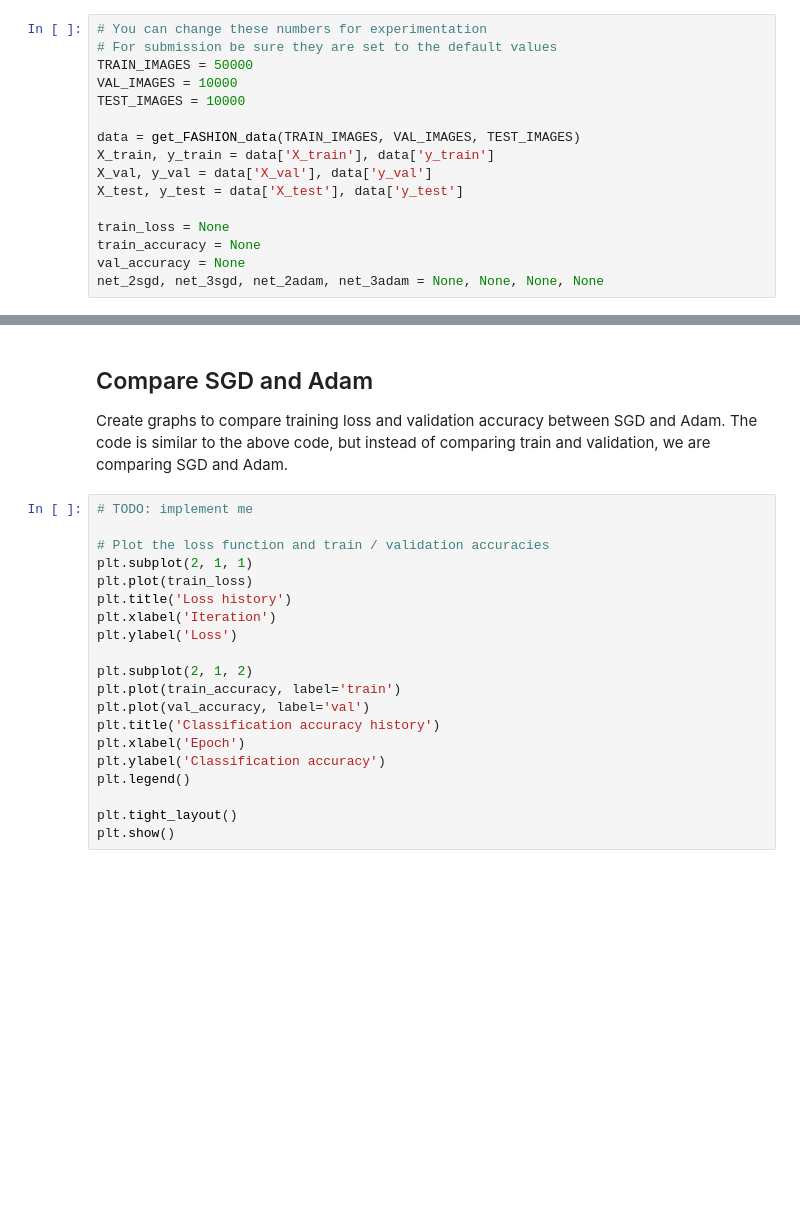
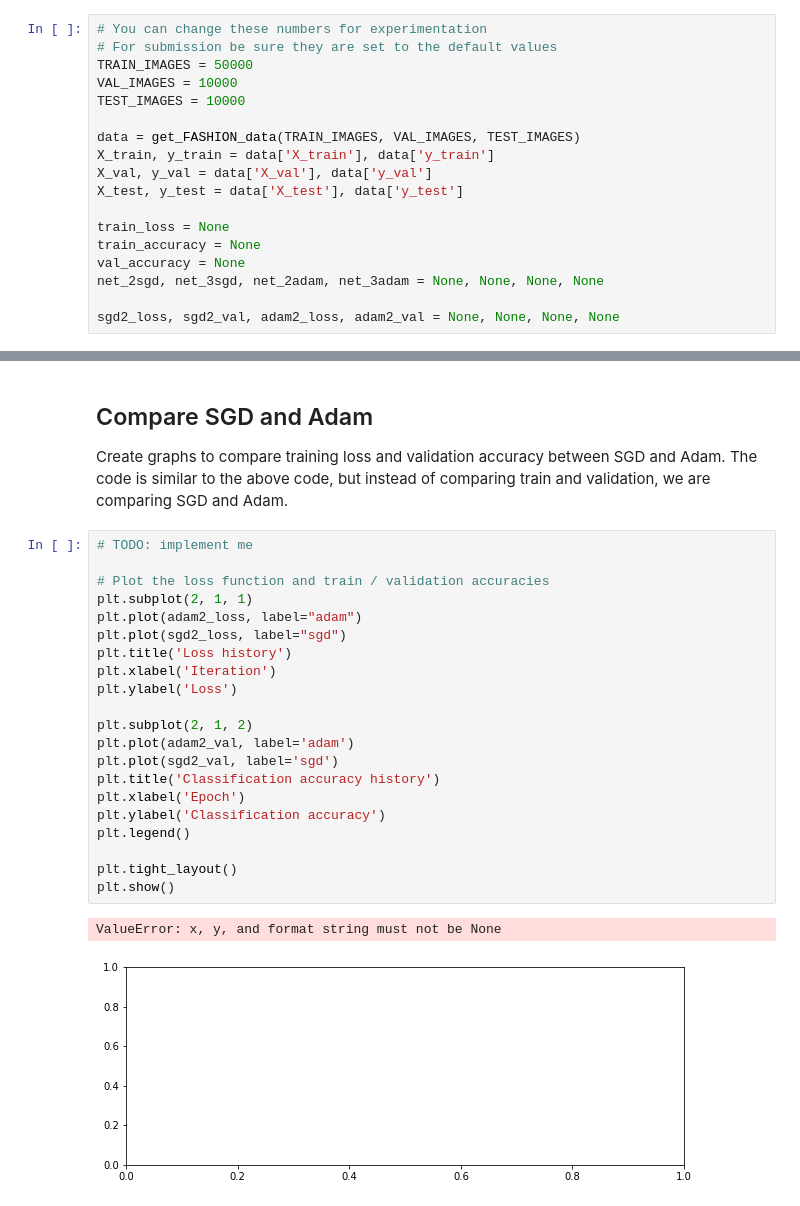
Before and after one commit to kie4280/cs444-assignments, a Jupyter notebook: assignment2/neural_network.ipynb, the cells around one changed output, grey strips where cells are left out. Cells and saved outputs as stored; diff of their text form; blank space fills up the shorter version.

```diff
--- a/assignment2/neural_network.ipynb
+++ b/assignment2/neural_network.ipynb
@@ -35,6 +38,8 @@ train_loss = None
 train_accuracy = None
 val_accuracy = None
 net_2sgd, net_3sgd, net_2adam, net_3adam = None, None, None, None
+
+sgd2_loss, sgd2_val, adam2_loss, adam2_val = None, None, None, None
 # %% [markdown]
 ## Train using SGD
 To train our network we will use SGD. In addition, we will adjust the learning rate with an exponential learning rate schedule as optimization proceeds; after each epoch, we will reduce the learning rate by multiplying it by a decay rate.
@@ -347,20 +359,24 @@ Create graphs to compare training loss and validation accuracy between SGD and A
 # %%
 # TODO: implement me
 
 # Plot the loss function and train / validation accuracies
 plt.subplot(2, 1, 1)
-plt.plot(train_loss)
+plt.plot(adam2_loss, label="adam")
+plt.plot(sgd2_loss, label="sgd")
 plt.title('Loss history')
 plt.xlabel('Iteration')
 plt.ylabel('Loss')
 
 plt.subplot(2, 1, 2)
-plt.plot(train_accuracy, label='train')
-plt.plot(val_accuracy, label='val')
+plt.plot(adam2_val, label='adam')
+plt.plot(sgd2_val, label='sgd')
 plt.title('Classification accuracy history')
 plt.xlabel('Epoch')
 plt.ylabel('Classification accuracy')
 plt.legend()
 
 plt.tight_layout()
 plt.show()
+# %% [output]
+ValueError: x, y, and format string must not be None
+[figure, added]
```
Also changed, not shown: parts of 7 cells of this notebook, 1 other file.
